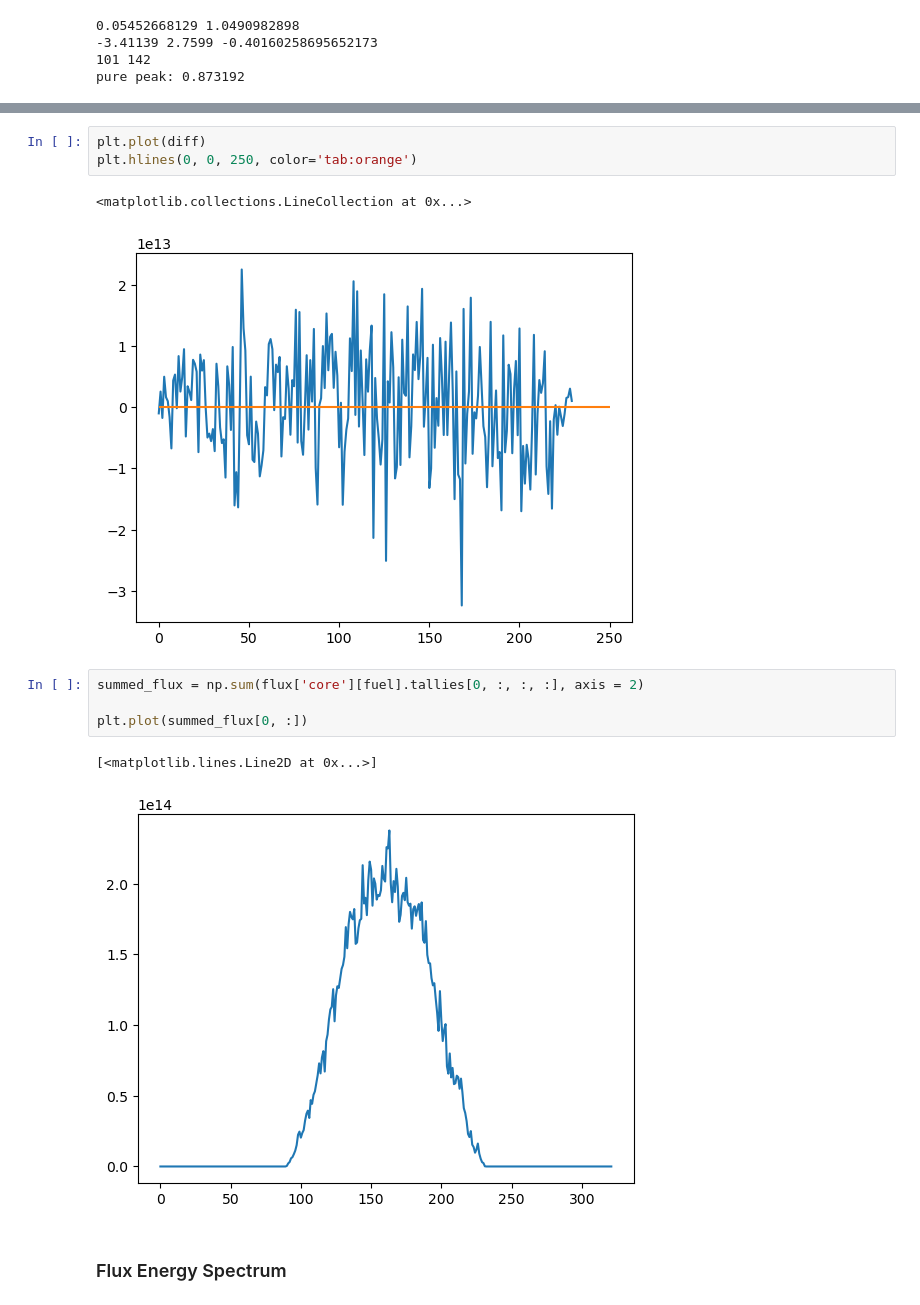
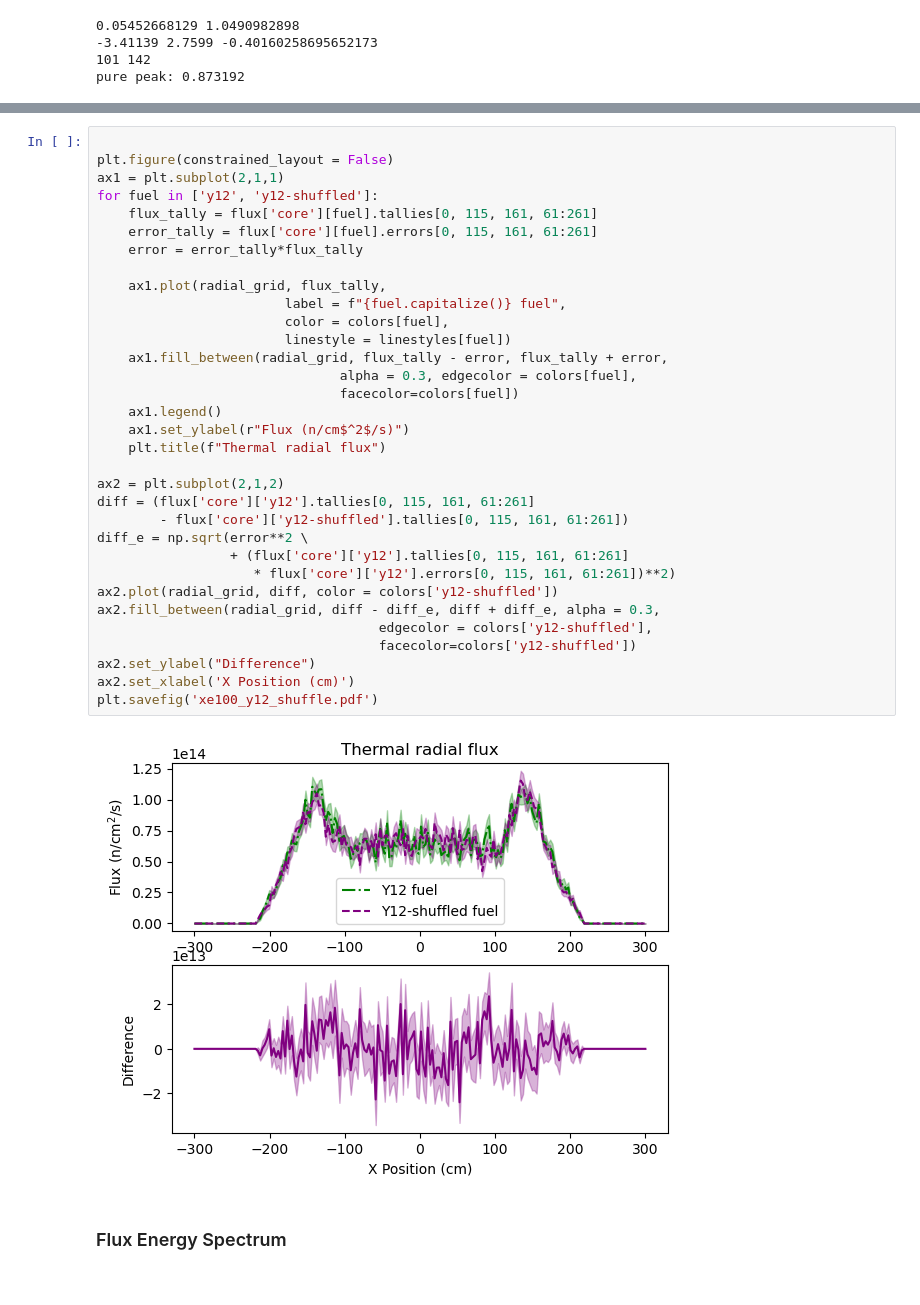
Before and after one commit to abachma2/phlox, a Jupyter notebook: reactors/full-core/htgr-200/Impurities_analysis.ipynb, the cells around one changed output, grey strips where cells are left out. Cells and saved outputs as stored; diff of their text form.

```diff
--- a/reactors/full-core/htgr-200/Impurities_analysis.ipynb
+++ b/reactors/full-core/htgr-200/Impurities_analysis.ipynb
@@ -396,16 +359,38 @@ plt.savefig('xe100_y12_shuffle.pdf')
-# %%
-plt.plot(diff)
-plt.hlines(0, 0, 250, color='tab:orange')
-# %% [output]
-<matplotlib.collections.LineCollection at 0x...>
-[figure, removed]
-# %%
-summed_flux = np.sum(flux['core'][fuel].tallies[0, :, :, :], axis = 2)
-
-plt.plot(summed_flux[0, :])
-# %% [output]
-[<matplotlib.lines.Line2D at 0x...>]
-[figure, removed]
+# %%
+
+plt.figure(constrained_layout = False)
+ax1 = plt.subplot(2,1,1)
+for fuel in ['y12', 'y12-shuffled']:
+    flux_tally = flux['core'][fuel].tallies[0, 115, 161, 61:261]
+    error_tally = flux['core'][fuel].errors[0, 115, 161, 61:261]
+    error = error_tally*flux_tally
+
+    ax1.plot(radial_grid, flux_tally,
+                        label = f"{fuel.capitalize()} fuel",
+                        color = colors[fuel],
+                        linestyle = linestyles[fuel])
+    ax1.fill_between(radial_grid, flux_tally - error, flux_tally + error,
+                               alpha = 0.3, edgecolor = colors[fuel],
+                               facecolor=colors[fuel])
+    ax1.legend()
+    ax1.set_ylabel(r"Flux (n/cm$^2$/s)")
+    plt.title(f"Thermal radial flux")
+
+ax2 = plt.subplot(2,1,2)
+diff = (flux['core']['y12'].tallies[0, 115, 161, 61:261]
+        - flux['core']['y12-shuffled'].tallies[0, 115, 161, 61:261])
+diff_e = np.sqrt(error**2 \
+                 + (flux['core']['y12'].tallies[0, 115, 161, 61:261]
+                    * flux['core']['y12'].errors[0, 115, 161, 61:261])**2)
+ax2.plot(radial_grid, diff, color = colors['y12-shuffled'])
+ax2.fill_between(radial_grid, diff - diff_e, diff + diff_e, alpha = 0.3,
+                                    edgecolor = colors['y12-shuffled'],
+                                    facecolor=colors['y12-shuffled'])
+ax2.set_ylabel("Difference")
+ax2.set_xlabel('X Position (cm)')
+plt.savefig('xe100_y12_shuffle.pdf')
+# %% [output]
+[figure, added]
 # %% [markdown]
 ### Flux Energy Spectrum
 # %%
```
Also changed, not shown: parts of 9 cells of this notebook.
